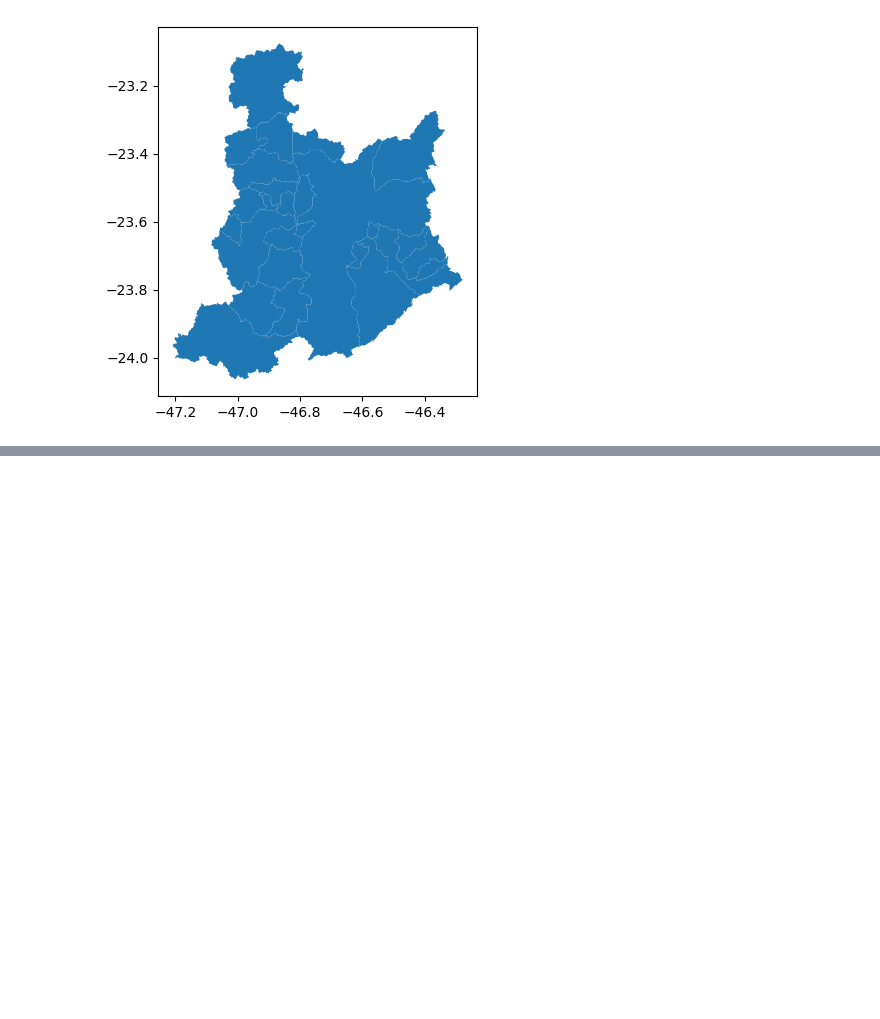
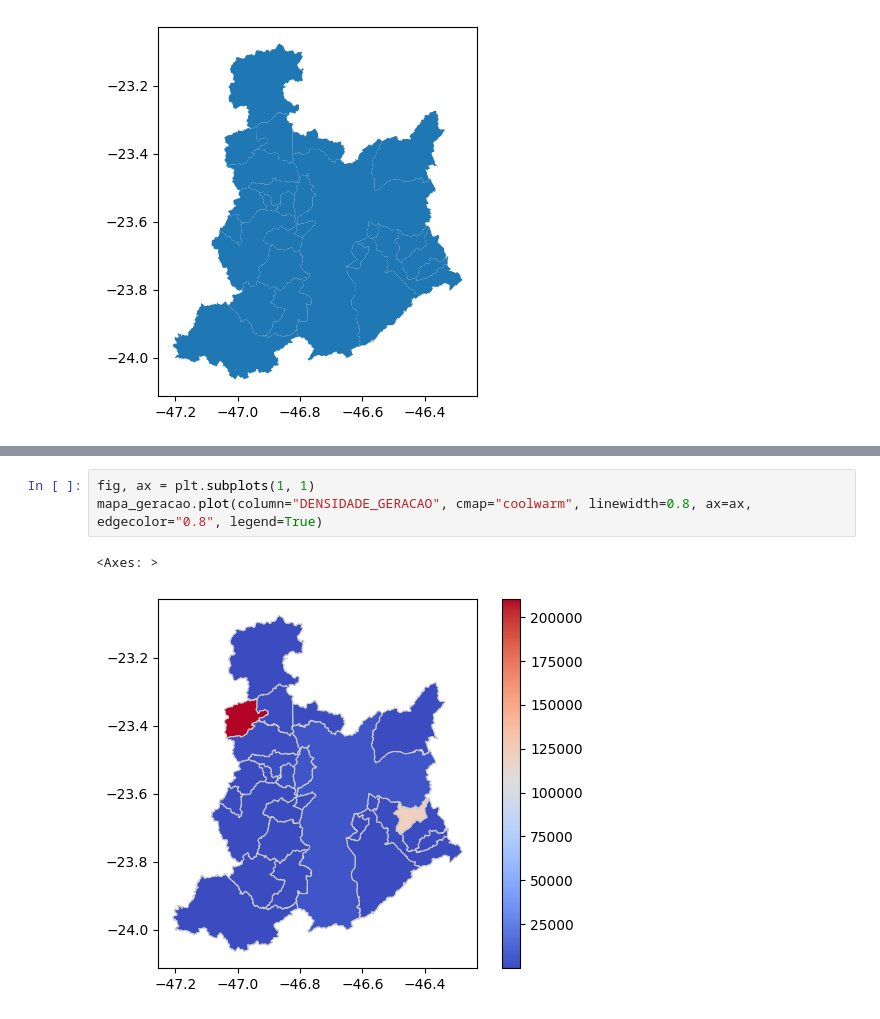
Before and after one commit to joaovalves1104/CEAMAZON-ENEL, a Jupyter notebook: load_thermic_map.ipynb, the cells around one changed output, grey strips where cells are left out. Cells and saved outputs as stored; diff of their text form; blank space fills up the shorter version.

Commit message:
Criando mapas térmicos de geracao e carga

```diff
--- a/load_thermic_map.ipynb
+++ b/load_thermic_map.ipynb
@@ -95,0 +102,6 @@ mapa_geracao.plot()
+# %%
+fig, ax = plt.subplots(1, 1)
+mapa_geracao.plot(column="DENSIDADE_GERACAO", cmap="coolwarm", linewidth=0.8, ax=ax, edgecolor="0.8", legend=True)
+# %% [output]
+<Axes: >
+[figure, added]
```
Also changed, not shown: parts of 1 cell of this notebook, 2 other files.
